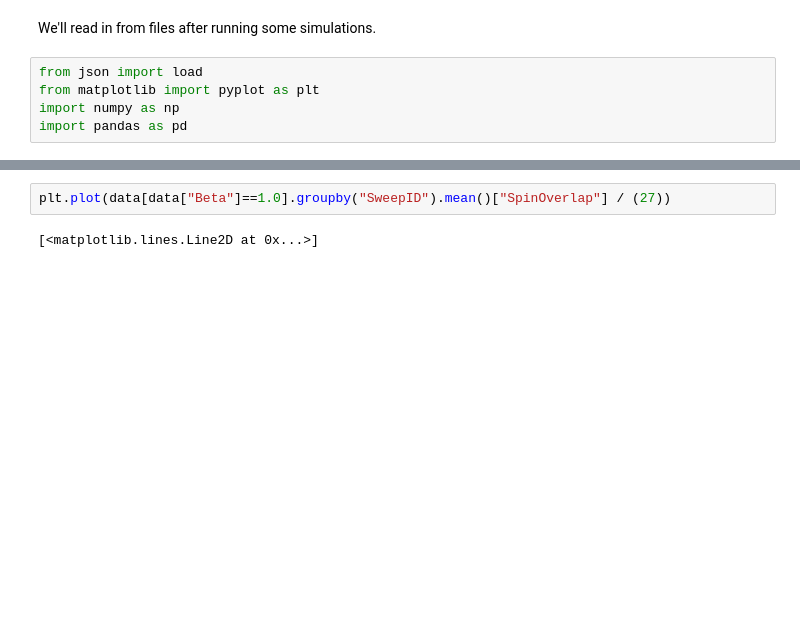
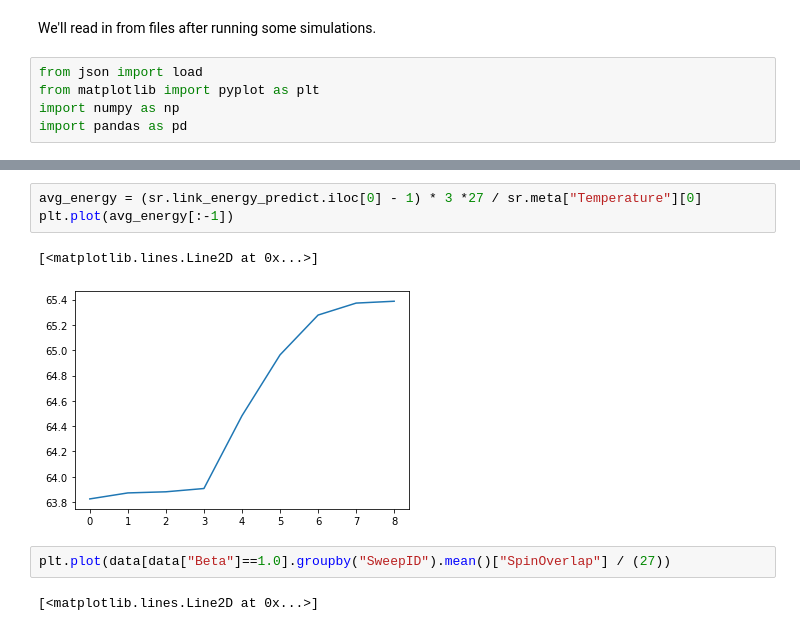
Before and after one commit to g-peery/montecarlo-ea, a Jupyter notebook: Parallel Tempering Edwards Anderson.ipynb, the cells around one changed output, grey strips where cells are left out. Saved outputs shown, nothing was run; the diff lists cells and outputs as text; blank space fills up the shorter version.

```diff
--- a/Parallel Tempering Edwards Anderson.ipynb
+++ b/Parallel Tempering Edwards Anderson.ipynb
@@ -150,3 +166,9 @@ full_suite_analysis("small")
+# %%
+avg_energy = (sr.link_energy_predict.iloc[0] - 1) * 3 *27 / sr.meta["Temperature"][0]
+plt.plot(avg_energy[:-1])
+# %% [output]
+[<matplotlib.lines.Line2D at 0x...>]
+[figure, added]
 # %%
 plt.plot(data[data["Beta"]==1.0].groupby("SweepID").mean()["SpinOverlap"] / (27))
 # %% [output]
```
Also changed, not shown: parts of 20 cells of this notebook, 1 other file.
